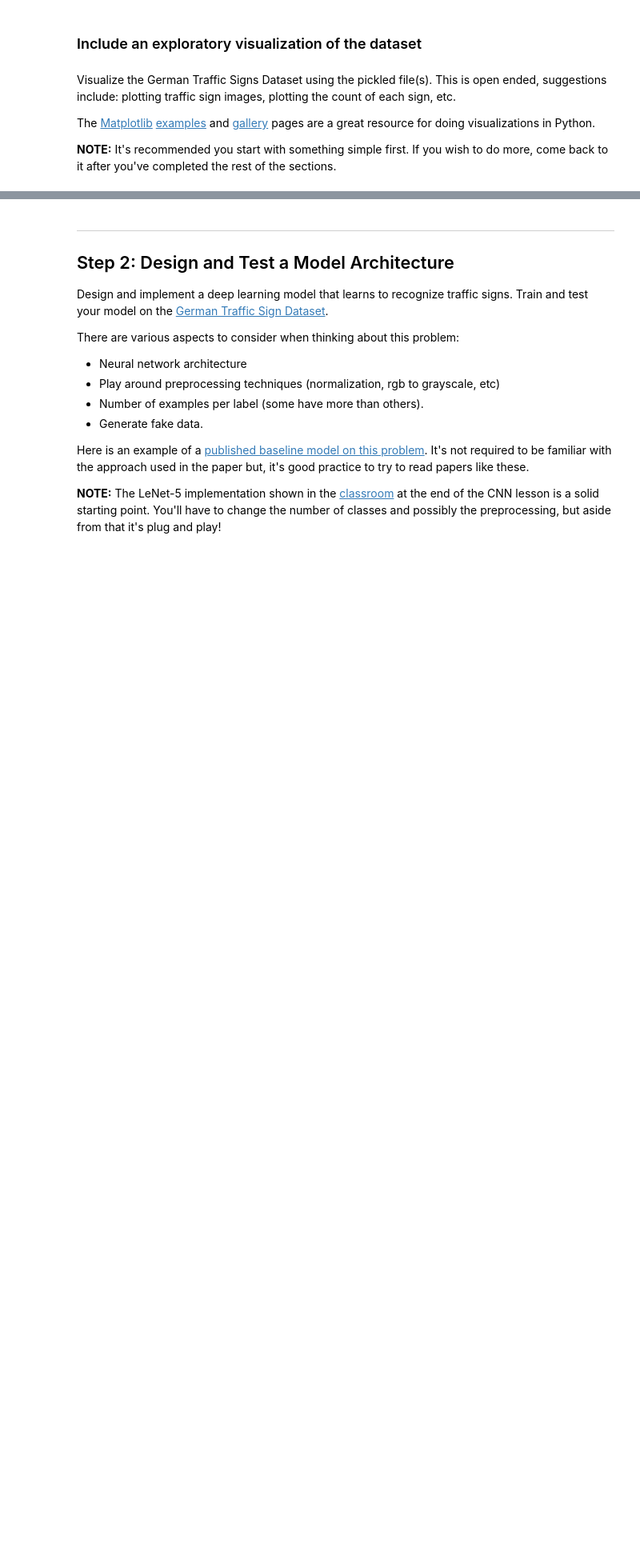
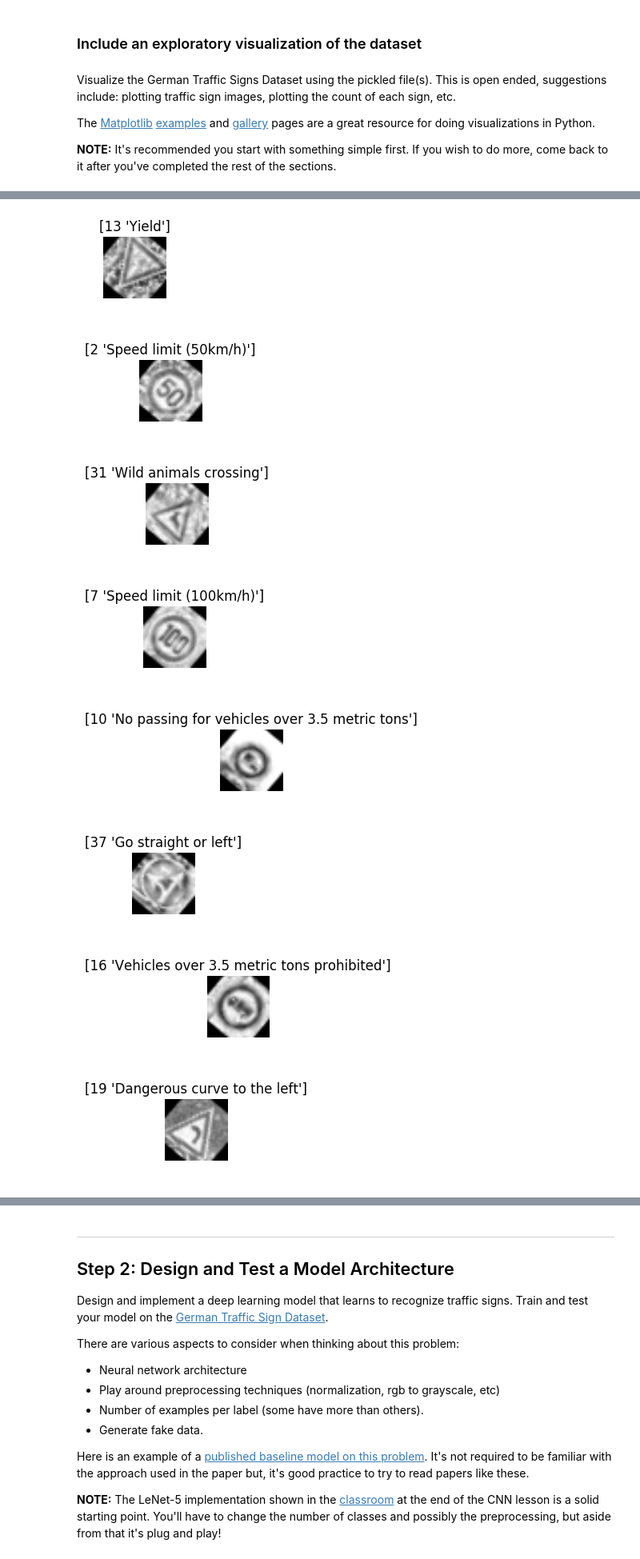
Before and after one commit to urmils/Traffic-Sign-Classifier, a Jupyter notebook: Traffic_Sign_Classifier.ipynb, the cells around one changed output, grey strips where cells are left out. Shown at 80% size. Drawn from its saved outputs; the diff is of its cells as text; code cells hidden in the pictures; blank space fills up the shorter version.

```diff
--- a/Traffic_Sign_Classifier.ipynb
+++ b/Traffic_Sign_Classifier.ipynb
@@ -185,0 +203,29 @@ Display:  Image, ClassId and its Classification for 10 random images from Traini
+# %%
+
+def rotate(image, angle, center = None, scale = 1.0):
+    (h, w) = image.shape[:2]
+    if center is None:
+       center = (w // 2, h // 2)
+    M = cv2.getRotationMatrix2D(center, angle, scale)
+    rotated = cv2.warpAffine(image, M, (w, h))
+    return rotated
+
+for i in randomIdx:
+    plt.figure(figsize=(1,1))
+    image = X_train_orig[i].squeeze()
+    clahe = cv2.createCLAHE(clipLimit=2.0, tileGridSize=(8,8))
+    image = cv2.cvtColor(image, cv2.COLOR_BGR2GRAY)
+    cl1 = clahe.apply(image)
+    img = rotate(cl1,-40)
+    plt.imshow(img, cmap="gray")
+    plt.axis('off')
+    plt.title('{}'.format(nparr[y_train_orig[i]]))
+# %% [output]
+[figure, added]
+[figure, added]
+[figure, added]
+[figure, added]
+[figure, added]
+[figure, added]
+[figure, added]
+[figure, added]
```
Also changed, not shown: parts of 38 cells of this notebook, 7 other files.
